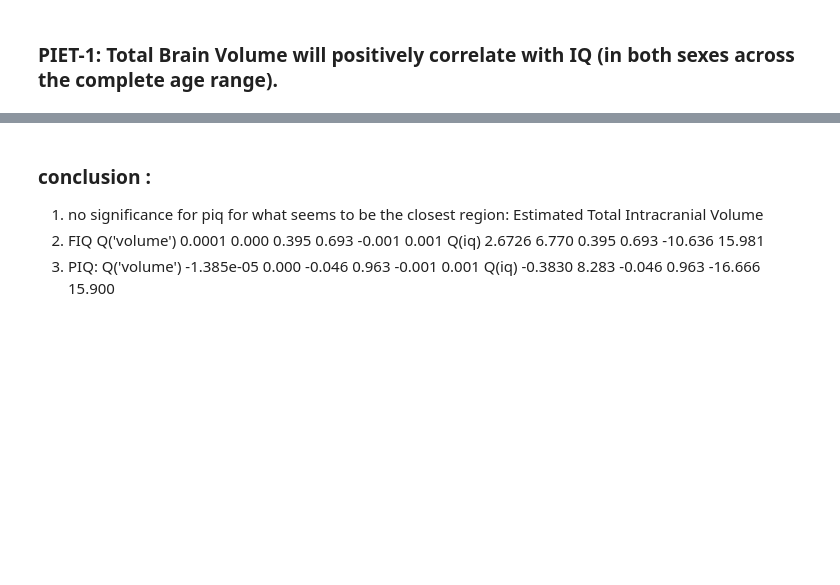
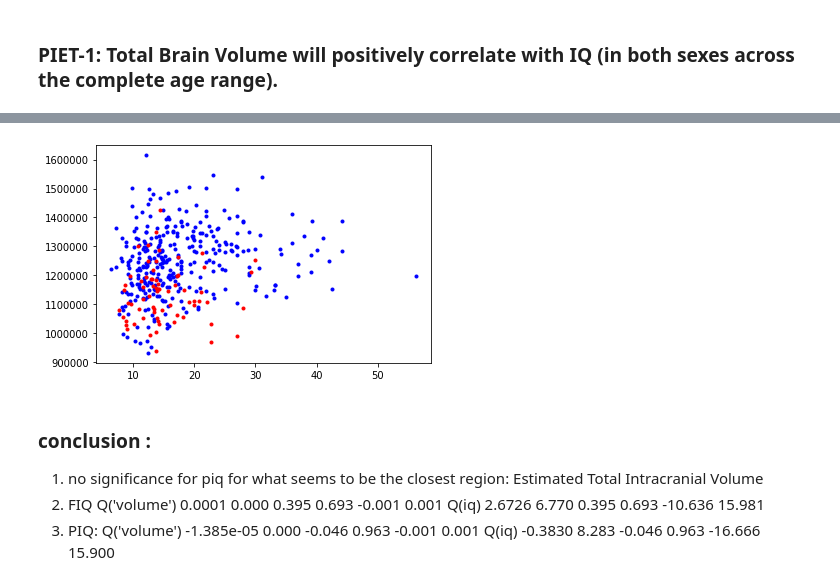
Before and after one commit to jbpoline/simple2_analysis, a Jupyter notebook: analysis-2.ipynb, the cells around one changed output, grey strips where cells are left out. Drawn from its saved outputs; the diff is of its cells as text; code cells hidden in the pictures; blank space fills up the shorter version.

```diff
--- a/analysis-2.ipynb
+++ b/analysis-2.ipynb
@@ -382,6 +392,8 @@ print(dictool)
 # %%
 dxset = set(hie['dx'])
 print(dxset)
-normalDev = (1, '1', 'Typically Developing Children')
+# NOTnormalDev = (1, '1', 'Typically Developing Children')
+normalDev = (2, '2', 'Typically Developing Children')
+
 adhd = (2, '2', 'ADHD-Combined', 'ADHD-Hyperactive/Impulsive', 'ADHD-Inattentive')
 # %% [output]
@@ -391,19 +442,21 @@ adhd = (2, '2', 'ADHD-Combined', 'ADHD-Hyperactive/Impulsive', 'ADHD-Inattentive
 # %%
+"""
 # roi = 'Brain Segmentation Volume'
 roi = 'Estimated Total Intracranial Volume'
+softwareLabel = 'Brain Segmentation Volume (mm^3)'
 # roi = 'Total gray matter volume'
 # roi = 'cerebellar cortex'
 tool = 'surfer'
 # tool = 'ants'
 
 
-tmp = hie[['study','ID','Gender','structure','tool','volume','PIQ','FIQ']]
+tmp = hie[['study','ID','Gender','structure','tool','volume','PIQ','FIQ','dx','sofwareLabel']]
 #tmp = hie[['study','ID','Gender', 'Age', 'structure','tool','volume', 'laterality', 'FIQ', 'PIQ']]
 # tmp = tmp.loc[((hie['Gender']=='1') | (hie['Gender']=='Male'))
 
 
 # hand_cond = ((hie['hand'] == 'L')|(hie['hand'] == 'Left')|(hie['latera'] == 'Left'))
-age_cond = (hie['Age'] <= 20)
+#age_cond = (hie['Age'] <= 20)
 roi_cond = (hie['structure'] == h2ube[roi])
 tool_cond = (hie['tool'] == tooldic[tool])
 
@@ -419,3 +472,4 @@ condition = roi_cond & tool_cond & pop_cond #& age_cond
 tmp = tmp.loc[condition].drop_duplicates().dropna()
 
 print(len(hie),len(tmp))
+""";
@@ -485,0 +520,10 @@ strong multicollinearity or other numerical problems.
+# %%
+mergeddf = tmp
+cond1 = (mergeddf['Gender']=='Male')
+cond2 = (mergeddf['Gender']=='Female')
+fig = plt.figure()
+ax1 = fig.add_subplot(111)
+ax1.plot(mergeddf.loc[cond1]['Age'], mergeddf.loc[cond1]['volume'], '.b')
+ax1.plot(mergeddf.loc[cond2]['Age'], mergeddf.loc[cond2]['volume'], '.r')
+mergeddf.head(3)
+# %% [output]
@@ -486,3 +534,4 @@ strong multicollinearity or other numerical problems.
+[figure, added]
 # %% [markdown]
 ### conclusion :
 1. no significance for piq for what seems to be the closest region: Estimated Total Intracranial Volume
```
Also changed, not shown: parts of 54 cells of this notebook.
